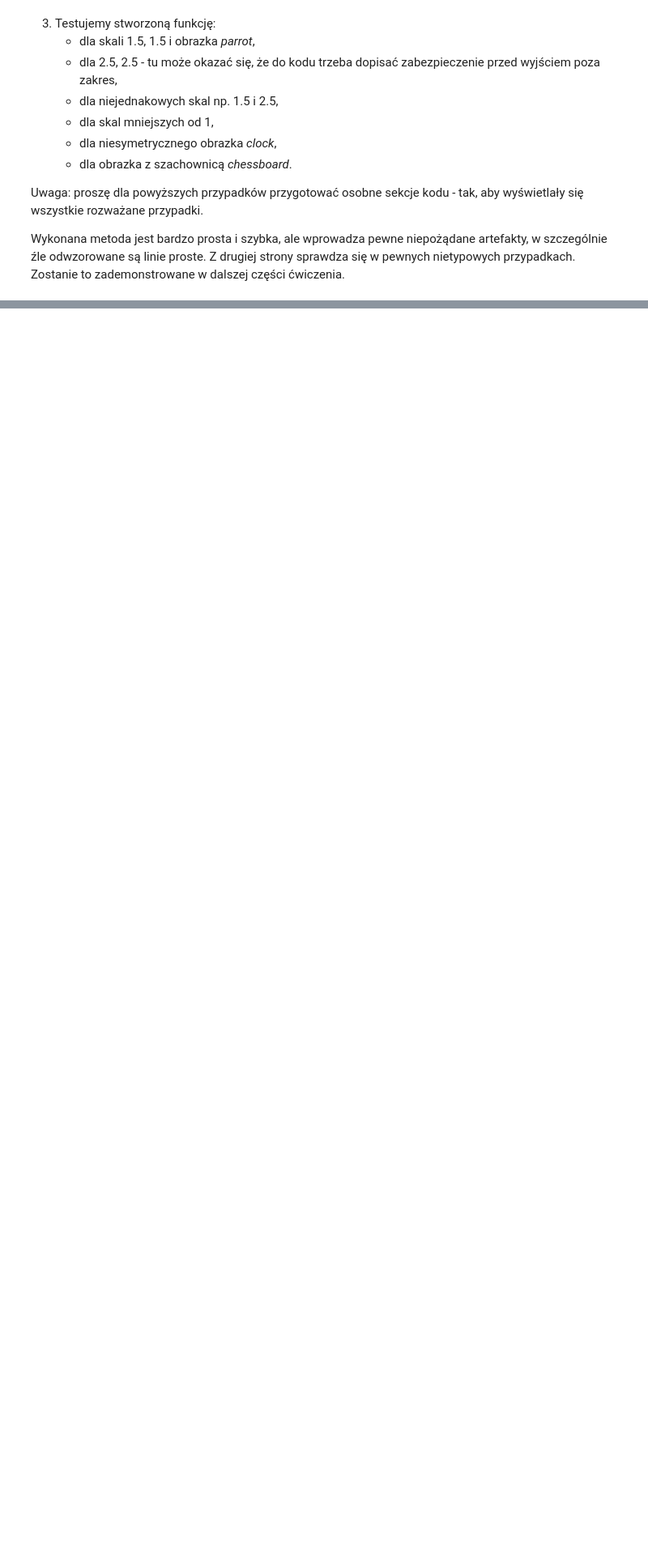
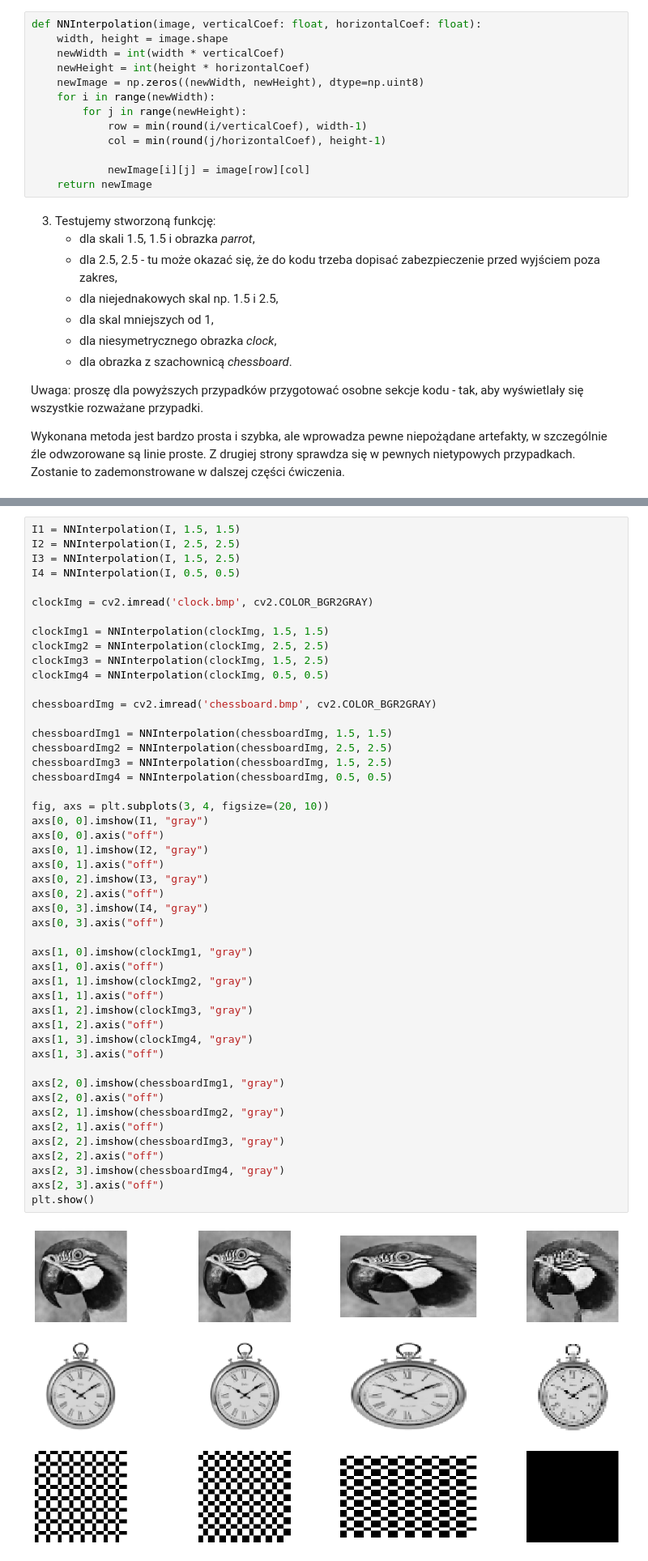
Before and after one commit to lursz/DigitalImageProcessing-Course, a Jupyter notebook: lab5/05_resolution.ipynb, the cells around one changed output, grey strips where cells are left out. Shown at 81% size. Drawn from its saved outputs; the diff is of its cells as text; blank space fills up the shorter version.

Commit message:
NNInterpolation

```diff
--- a/lab5/05_resolution.ipynb
+++ b/lab5/05_resolution.ipynb
@@ -94,3 +94,16 @@ Wewnątrz należy:
+# %%
+def NNInterpolation(image, verticalCoef: float, horizontalCoef: float):
+    width, height = image.shape
+    newWidth = int(width * verticalCoef)
+    newHeight = int(height * horizontalCoef)
+    newImage = np.zeros((newWidth, newHeight), dtype=np.uint8)
+    for i in range(newWidth):
+        for j in range(newHeight):
+            row = min(round(i/verticalCoef), width-1)
+            col = min(round(j/horizontalCoef), height-1)
+
+            newImage[i][j] = image[row][col]
+    return newImage
 # %% [markdown]
 3. Testujemy stworzoną funkcję:
     * dla skali 1.5, 1.5 i obrazka *parrot*,
@@ -110,3 +121,53 @@ Zostanie to zademonstrowane w dalszej części ćwiczenia.
+# %%
+I1 = NNInterpolation(I, 1.5, 1.5)
+I2 = NNInterpolation(I, 2.5, 2.5)
+I3 = NNInterpolation(I, 1.5, 2.5)
+I4 = NNInterpolation(I, 0.5, 0.5)
+
+clockImg = cv2.imread('clock.bmp', cv2.COLOR_BGR2GRAY)
+
+clockImg1 = NNInterpolation(clockImg, 1.5, 1.5)
+clockImg2 = NNInterpolation(clockImg, 2.5, 2.5)
+clockImg3 = NNInterpolation(clockImg, 1.5, 2.5)
+clockImg4 = NNInterpolation(clockImg, 0.5, 0.5)
+
+chessboardImg = cv2.imread('chessboard.bmp', cv2.COLOR_BGR2GRAY)
+
+chessboardImg1 = NNInterpolation(chessboardImg, 1.5, 1.5)
+chessboardImg2 = NNInterpolation(chessboardImg, 2.5, 2.5)
+chessboardImg3 = NNInterpolation(chessboardImg, 1.5, 2.5)
+chessboardImg4 = NNInterpolation(chessboardImg, 0.5, 0.5)
+
+fig, axs = plt.subplots(3, 4, figsize=(20, 10))
+axs[0, 0].imshow(I1, "gray")
+axs[0, 0].axis("off")
+axs[0, 1].imshow(I2, "gray")
+axs[0, 1].axis("off")
+axs[0, 2].imshow(I3, "gray")
+axs[0, 2].axis("off")
+axs[0, 3].imshow(I4, "gray")
+axs[0, 3].axis("off")
+
+axs[1, 0].imshow(clockImg1, "gray")
+axs[1, 0].axis("off")
+axs[1, 1].imshow(clockImg2, "gray")
+axs[1, 1].axis("off")
+axs[1, 2].imshow(clockImg3, "gray")
+axs[1, 2].axis("off")
+axs[1, 3].imshow(clockImg4, "gray")
+axs[1, 3].axis("off")
+
+axs[2, 0].imshow(chessboardImg1, "gray")
+axs[2, 0].axis("off")
+axs[2, 1].imshow(chessboardImg2, "gray")
+axs[2, 1].axis("off")
+axs[2, 2].imshow(chessboardImg3, "gray")
+axs[2, 2].axis("off")
+axs[2, 3].imshow(chessboardImg4, "gray")
+axs[2, 3].axis("off")
+plt.show()
+# %% [output]
+[figure, added]
 # %% [markdown]
 ## Interpolacja dwuliniowa
 
```
Also changed, not shown: parts of 4 cells of this notebook, 1 other file.
